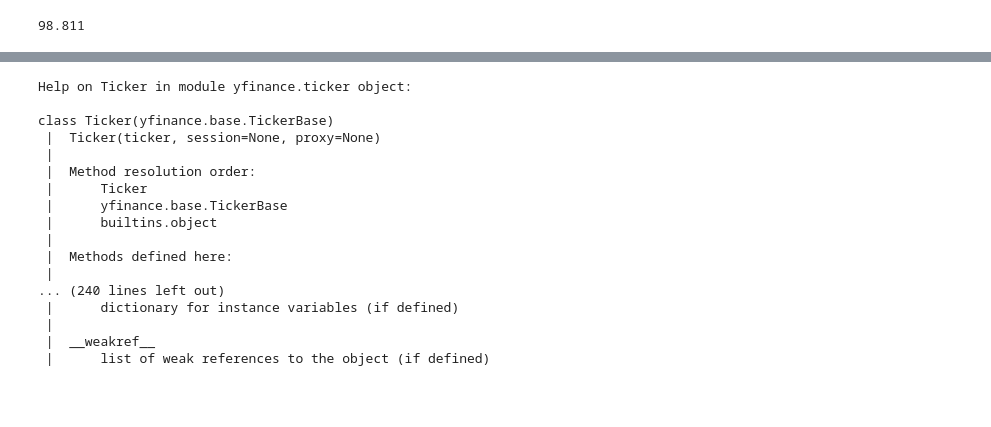
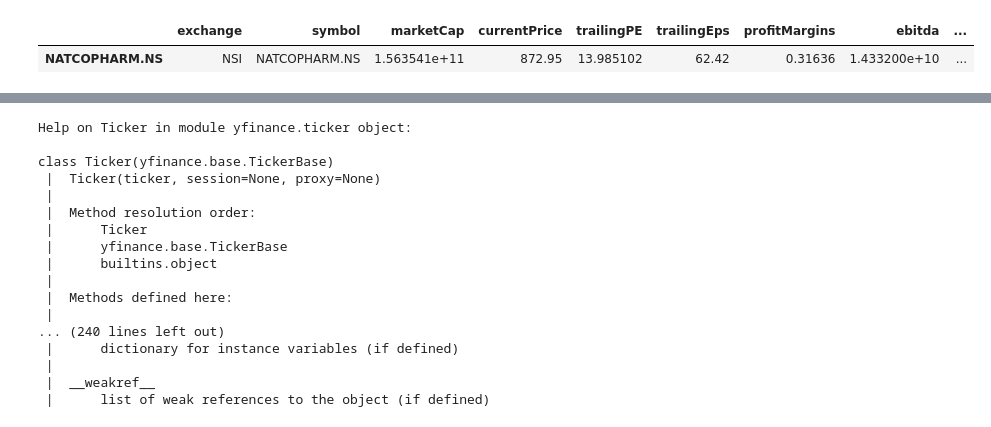
Before and after one commit to illliyas/Machine-Learning, a Jupyter notebook: nselib.ipynb, the cells around one changed output, grey strips where cells are left out. Saved outputs shown, nothing was run; the diff lists cells and outputs as text; code cells hidden in the pictures; blank space fills up the shorter version.

```diff
--- a/nselib.ipynb
+++ b/nselib.ipynb
@@ -36,4 +9,0 @@ dict_keys(['address1', 'address2', 'city', 'zip', 'country', 'phone', 'fax', 'we
-# %%
-stock_dict['debtToEquity']
-# %% [output]
-98.811
@@ -39,0 +12,9 @@ stock_dict['debtToEquity']
+# %%
+df = pd.DataFrame()
+# %%
+cols = ['exchange','symbol','marketCap','currentPrice','trailingPE','trailingEps','profitMargins','ebitda',
+'debtToEquity',
+'trailingAnnualDividendYield',
+'profitMargins',
+'priceToBook',
+'financialCurrency']
@@ -39,0 +25,5 @@ stock_dict['debtToEquity']
+# %%
+df
+# %% [output]
+|  | exchange | symbol | marketCap | currentPrice | trailingPE | trailingEps | profitMargins | ebitda | ... |
+| NATCOPHARM.NS | NSI | NATCOPHARM.NS | 1.563541e+11 | 872.95 | 13.985102 | 62.42 | 0.31636 | 1.433200e+10 | ... |
```
Also changed, not shown: parts of 12 cells of this notebook.
